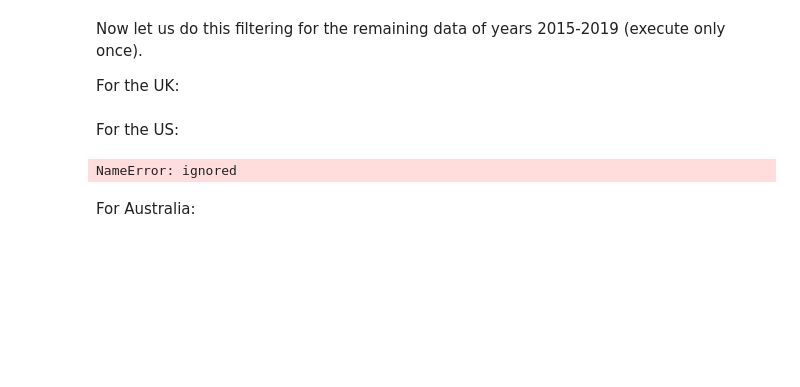
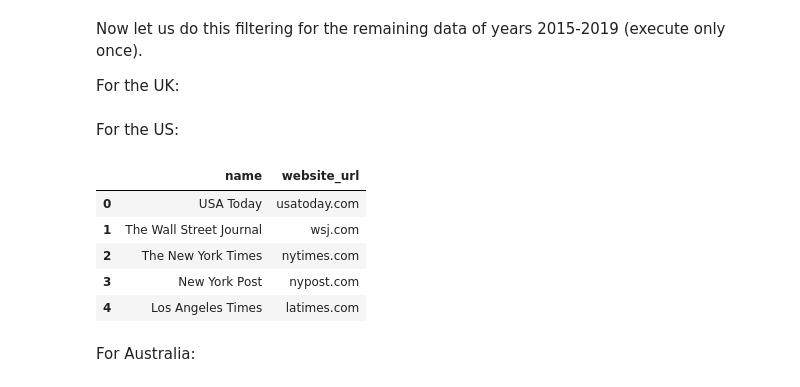
Before and after one commit to epfl-ada/ada-2021-project-palomamo, a Jupyter notebook: data_preprocessing.ipynb, the cells around one changed output. Drawn from its saved outputs; the diff is of its cells as text; code cells hidden in the pictures; blank space fills up the shorter version.

```diff
--- a/data_preprocessing.ipynb
+++ b/data_preprocessing.ipynb
@@ -194,14 +194,22 @@ For the UK:
 #filter_data(RAW_QUOTES_2015_PATH,FILTERED_QUOTES_2015_PATH)
 # %% [markdown]
 For the US:
+# %%
+newspapers_df = pd.DataFrame(newspapers_us_list, columns = ['name', 'website_url'])
+newspapers_df
+# %% [output]
+|  | name | website_url |
+| 0 | USA Today | usatoday.com |
+| 1 | The Wall Street Journal | wsj.com |
+| 2 | The New York Times | nytimes.com |
+| 3 | New York Post | nypost.com |
+| 4 | Los Angeles Times | latimes.com |
 # %%
-#filter_data(RAW_QUOTES_2019_PATH,FILTERED_QUOTES_US_2020_PATH)
+#filter_data(RAW_QUOTES_2020_PATH,FILTERED_QUOTES_US_2020_PATH)
 #filter_data(RAW_QUOTES_2019_PATH,FILTERED_QUOTES_US_2019_PATH)
-#filter_data(RAW_QUOTES_2018_PATH,FILTERED_QUOTES_US_2018_PATH)
+filter_data(RAW_QUOTES_2018_PATH,FILTERED_QUOTES_US_2018_PATH)
 #filter_data(RAW_QUOTES_2017_PATH,FILTERED_QUOTES_US_2017_PATH)
 #filter_data(RAW_QUOTES_2016_PATH,FILTERED_QUOTES_US_2016_PATH)
 #filter_data(RAW_QUOTES_2015_PATH,FILTERED_QUOTES_US_2015_PATH)
-# %% [output]
-NameError: ignored
 # %% [markdown]
 For Australia:
```
Also changed, not shown: parts of 7 cells of this notebook.
